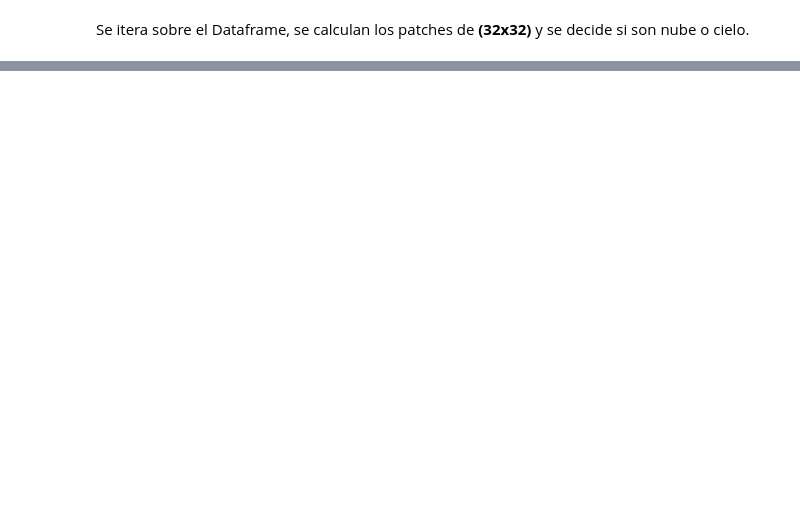
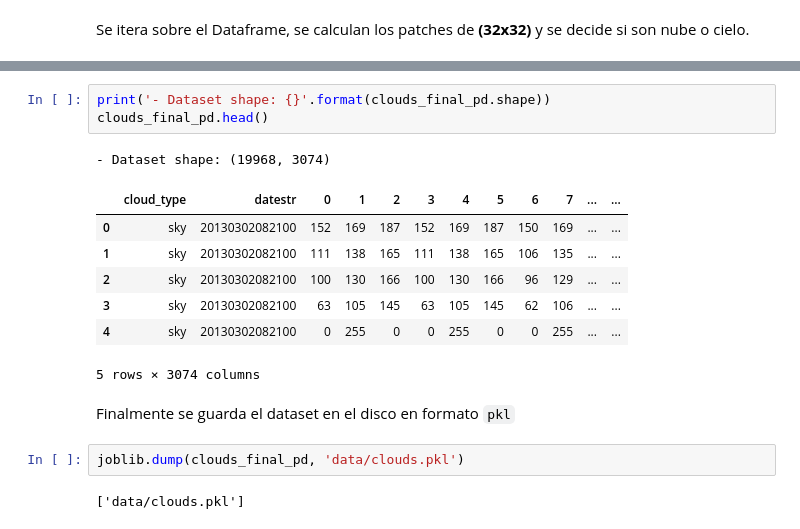
Before and after one commit to labellson/cloud-characterization-pytorch, a Jupyter notebook: 1-Dataset-Formatting.ipynb, the cells around one changed output, grey strips where cells are left out. Saved outputs shown, nothing was run; the diff lists cells and outputs as text; blank space fills up the shorter version.

```diff
--- a/1-Dataset-Formatting.ipynb
+++ b/1-Dataset-Formatting.ipynb
@@ -81,0 +121,18 @@ pd.DataFrame(columns=['cloud', 'aa', *range(10)])
+# %%
+print('- Dataset shape: {}'.format(clouds_final_pd.shape))
+clouds_final_pd.head()
+# %% [output]
+- Dataset shape: (19968, 3074)
+|  | cloud_type | datestr | 0 | 1 | 2 | 3 | 4 | 5 | 6 | 7 | ... | ... |
+| 0 | sky | 20130302082100 | 152 | 169 | 187 | 152 | 169 | 187 | 150 | 169 | ... | ... |
+| 1 | sky | 20130302082100 | 111 | 138 | 165 | 111 | 138 | 165 | 106 | 135 | ... | ... |
+| 2 | sky | 20130302082100 | 100 | 130 | 166 | 100 | 130 | 166 | 96 | 129 | ... | ... |
+| 3 | sky | 20130302082100 | 63 | 105 | 145 | 63 | 105 | 145 | 62 | 106 | ... | ... |
+| 4 | sky | 20130302082100 | 0 | 255 | 0 | 0 | 255 | 0 | 0 | 255 | ... | ... |
+5 rows × 3074 columns
+# %% [markdown]
+Finalmente se guarda el dataset en el disco en formato `pkl`
+# %%
+joblib.dump(clouds_final_pd, 'data/clouds.pkl')
+# %% [output]
+['data/clouds.pkl']
```
Also changed, not shown: parts of 5 cells of this notebook, 2 other files.
